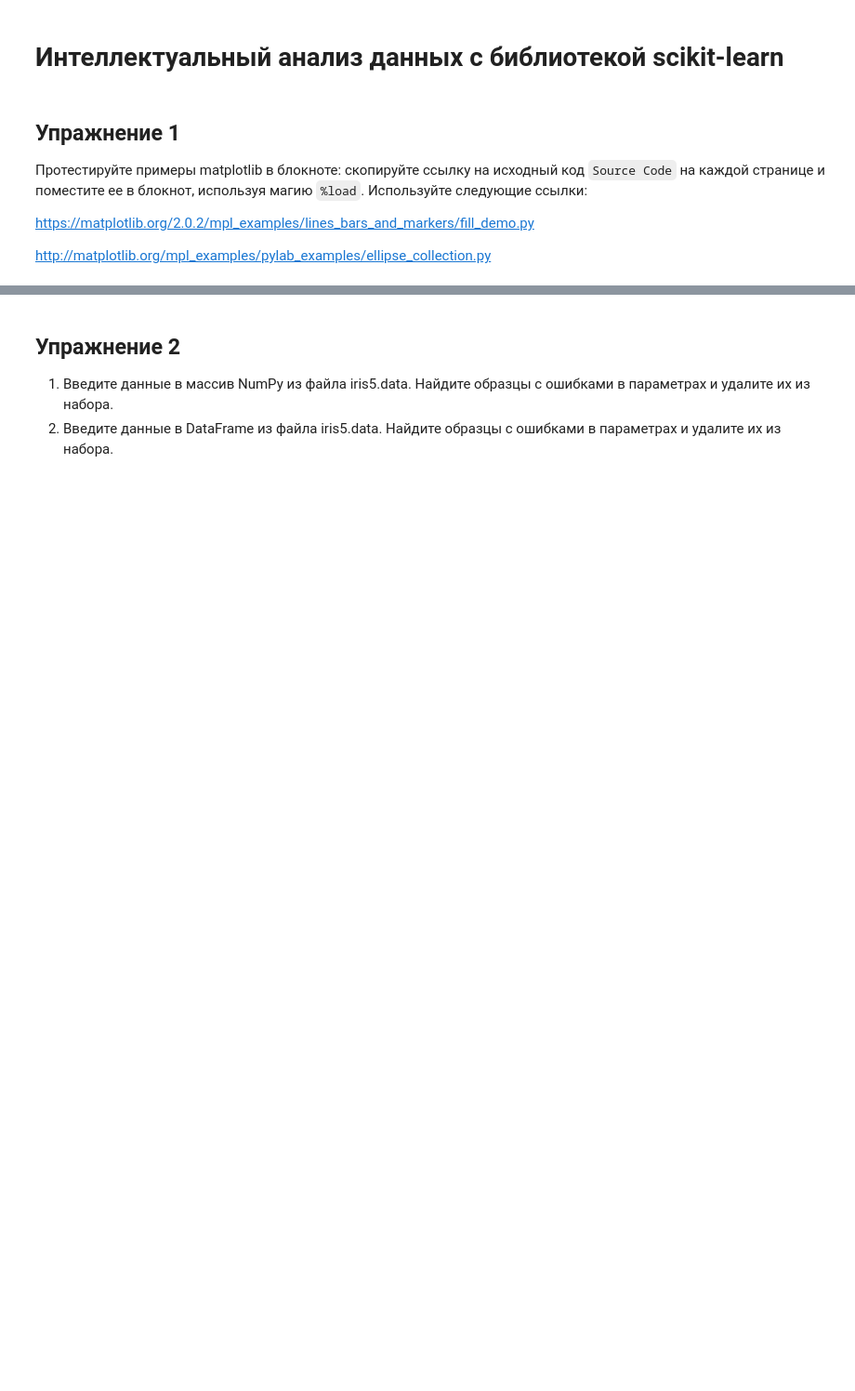
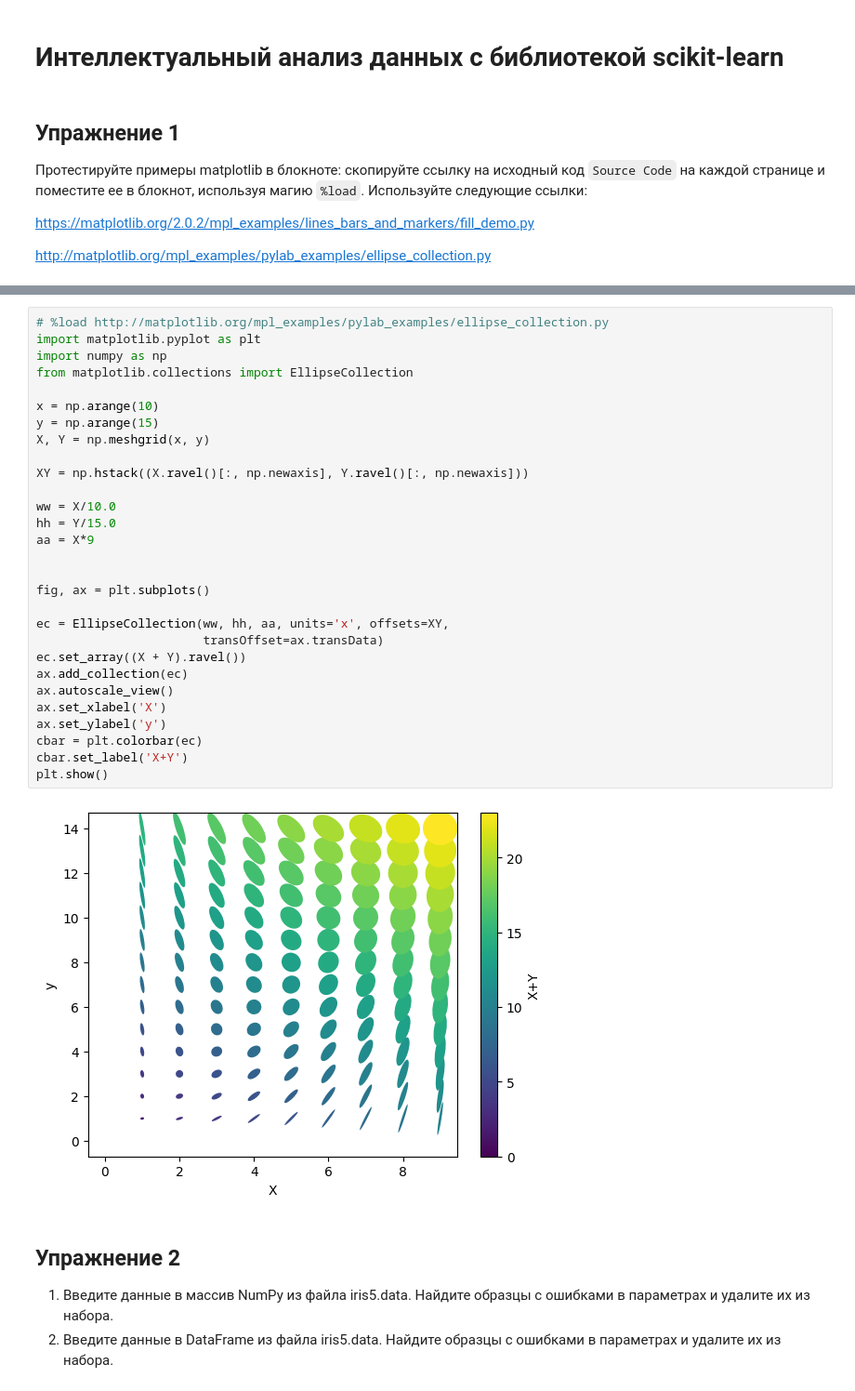
Before and after one commit to Ioann44/big-data-course, a Jupyter notebook: lw_3/Lab3_scikit-learn.ipynb, the cells around one changed output, grey strips where cells are left out. Shown at 93% size. Saved outputs shown, nothing was run; the diff lists cells and outputs as text; blank space fills up the shorter version.

```diff
--- a/lw_3/Lab3_scikit-learn.ipynb
+++ b/lw_3/Lab3_scikit-learn.ipynb
@@ -64,3 +52,34 @@ http://matplotlib.org/mpl_examples/pylab_examples/ellipse_collection.py
+# %%
+# %load http://matplotlib.org/mpl_examples/pylab_examples/ellipse_collection.py
+import matplotlib.pyplot as plt
+import numpy as np
+from matplotlib.collections import EllipseCollection
+
+x = np.arange(10)
+y = np.arange(15)
+X, Y = np.meshgrid(x, y)
+
+XY = np.hstack((X.ravel()[:, np.newaxis], Y.ravel()[:, np.newaxis]))
+
+ww = X/10.0
+hh = Y/15.0
+aa = X*9
+
+
+fig, ax = plt.subplots()
+
+ec = EllipseCollection(ww, hh, aa, units='x', offsets=XY,
+                       transOffset=ax.transData)
+ec.set_array((X + Y).ravel())
+ax.add_collection(ec)
+ax.autoscale_view()
+ax.set_xlabel('X')
+ax.set_ylabel('y')
+cbar = plt.colorbar(ec)
+cbar.set_label('X+Y')
+plt.show()
+# %% [output]
+[figure, added]
 # %% [markdown]
 ## Упражнение 2
 
```
Also changed, not shown: parts of 13 cells of this notebook, 1 other file.
